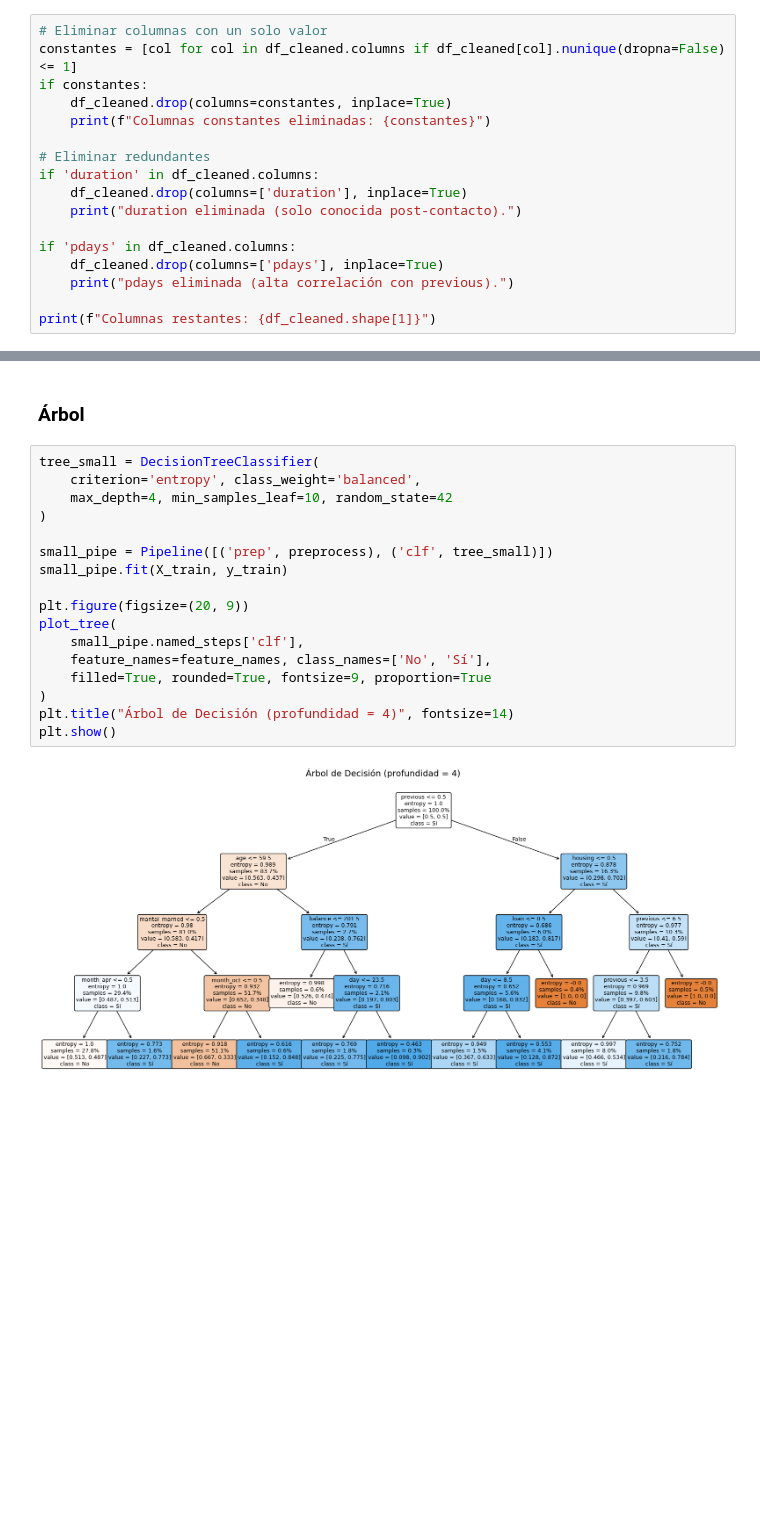
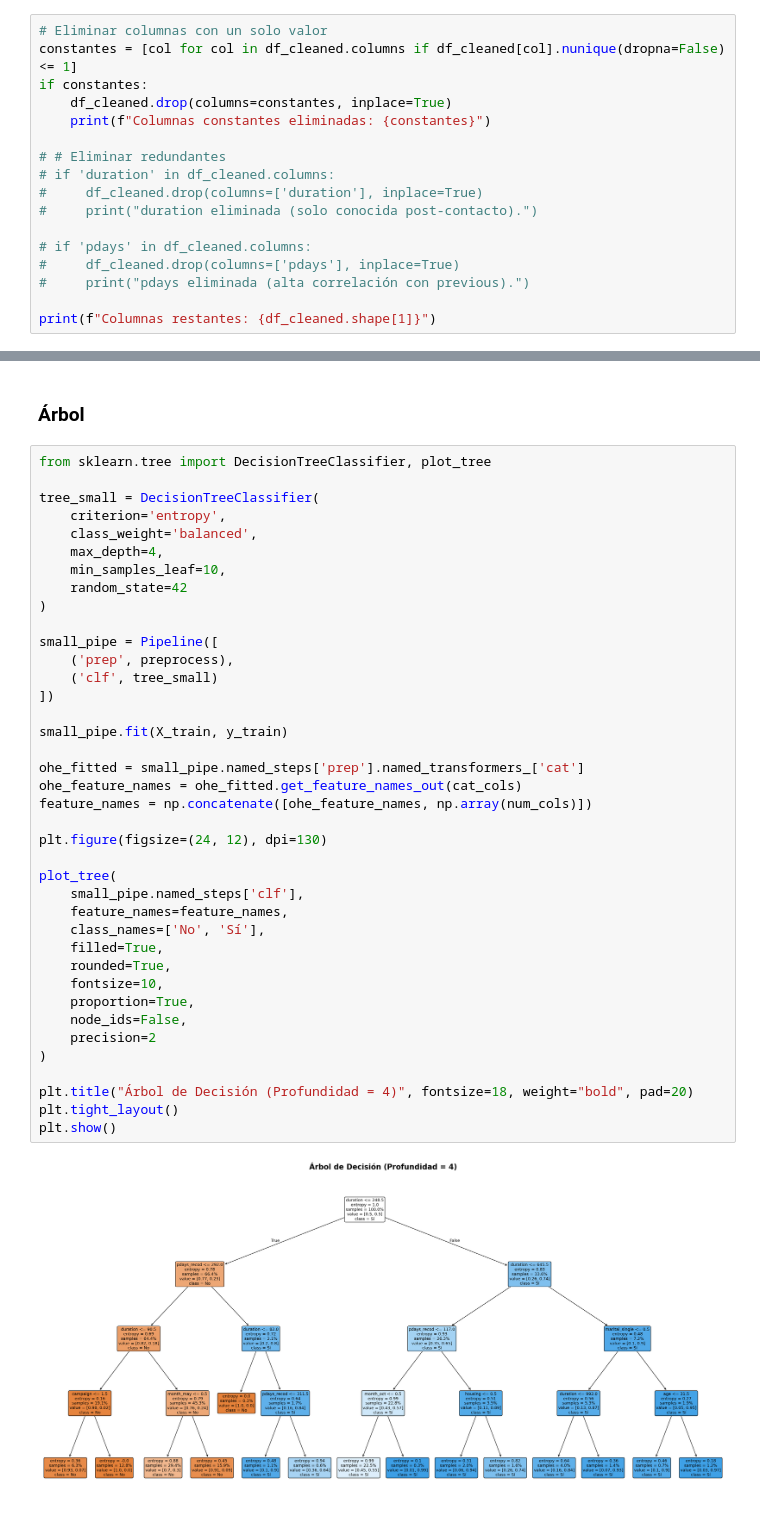
Before and after one commit to AnaMenoni/ProyectoAnalisisDeDatos, a Jupyter notebook: proyecto.ipynb, the cells around one changed output, grey strips where cells are left out. Saved outputs shown, nothing was run; the diff lists cells and outputs as text; blank space fills up the shorter version.

```diff
--- a/proyecto.ipynb
+++ b/proyecto.ipynb
@@ -495,14 +510,14 @@ if constantes:
     df_cleaned.drop(columns=constantes, inplace=True)
     print(f"Columnas constantes eliminadas: {constantes}")
 
-# Eliminar redundantes
-if 'duration' in df_cleaned.columns:
-    df_cleaned.drop(columns=['duration'], inplace=True)
-    print("duration eliminada (solo conocida post-contacto).")
+# # Eliminar redundantes
+# if 'duration' in df_cleaned.columns:
+#     df_cleaned.drop(columns=['duration'], inplace=True)
+#     print("duration eliminada (solo conocida post-contacto).")
 
-if 'pdays' in df_cleaned.columns:
-    df_cleaned.drop(columns=['pdays'], inplace=True)
-    print("pdays eliminada (alta correlación con previous).")
+# if 'pdays' in df_cleaned.columns:
+#     df_cleaned.drop(columns=['pdays'], inplace=True)
+#     print("pdays eliminada (alta correlación con previous).")
 
 print(f"Columnas restantes: {df_cleaned.shape[1]}")
 # %% [output]
@@ -1098,21 +902,43 @@ plt.tight_layout(); plt.show()
 # %% [markdown]
 ### Árbol
 # %%
+from sklearn.tree import DecisionTreeClassifier, plot_tree
+
 tree_small = DecisionTreeClassifier(
-    criterion='entropy', class_weight='balanced',
-    max_depth=4, min_samples_leaf=10, random_state=42
+    criterion='entropy',
+    class_weight='balanced',
+    max_depth=4,
+    min_samples_leaf=10,
+    random_state=42
 )
 
-small_pipe = Pipeline([('prep', preprocess), ('clf', tree_small)])
+small_pipe = Pipeline([
+    ('prep', preprocess),
+    ('clf', tree_small)
+])
+
 small_pipe.fit(X_train, y_train)
 
-plt.figure(figsize=(20, 9))
+ohe_fitted = small_pipe.named_steps['prep'].named_transformers_['cat']
+ohe_feature_names = ohe_fitted.get_feature_names_out(cat_cols)
+feature_names = np.concatenate([ohe_feature_names, np.array(num_cols)])
+
+plt.figure(figsize=(24, 12), dpi=130)
+
 plot_tree(
     small_pipe.named_steps['clf'],
-    feature_names=feature_names, class_names=['No', 'Sí'],
-    filled=True, rounded=True, fontsize=9, proportion=True
+    feature_names=feature_names,
+    class_names=['No', 'Sí'],
+    filled=True,
+    rounded=True,
+    fontsize=10,
+    proportion=True,
+    node_ids=False,
+    precision=2
 )
-plt.title("Árbol de Decisión (profundidad = 4)", fontsize=14)
+
+plt.title("Árbol de Decisión (Profundidad = 4)", fontsize=18, weight="bold", pad=20)
+plt.tight_layout()
 plt.show()
 # %% [output]
-[figure, old version]
+[figure, new version]
```
Also changed, not shown: parts of 39 cells of this notebook, 2 other files.
